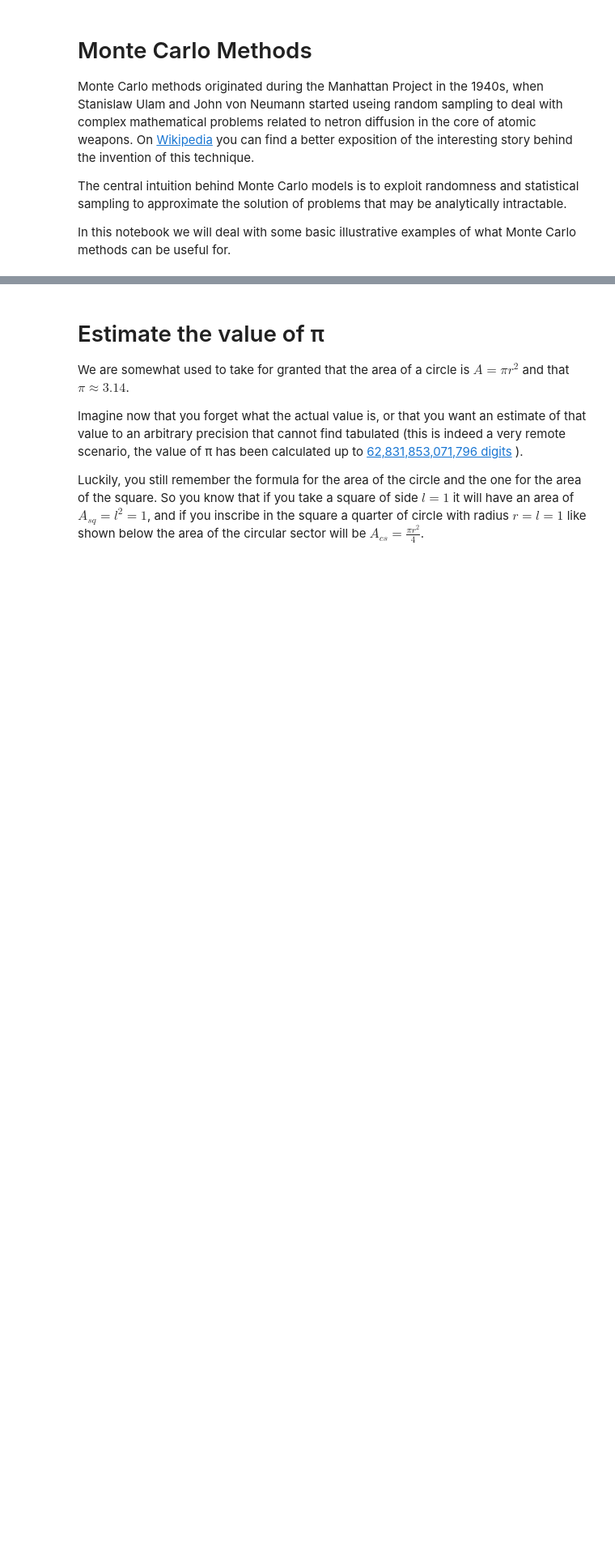
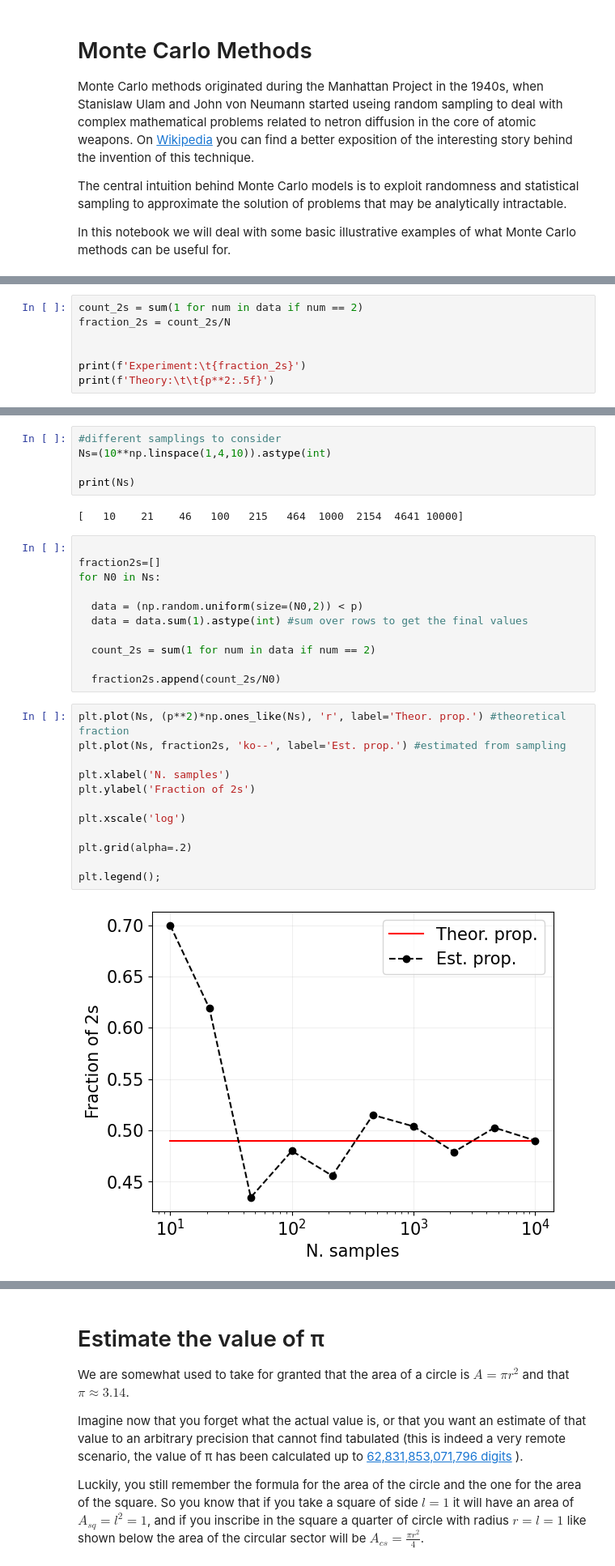
Before and after one commit to fmottes/Harvard-AM115-2024, a Jupyter notebook: [AM115 2024] Lecture 3 - Monte Carlo Methods.ipynb, the cells around one changed output, grey strips where cells are left out. Shown at 81% size. Drawn from its saved outputs; the diff is of its cells as text; blank space fills up the shorter version.

```diff
--- a/[AM115 2024] Lecture 3 - Monte Carlo Methods.ipynb
+++ b/[AM115 2024] Lecture 3 - Monte Carlo Methods.ipynb
@@ -30,0 +68,7 @@ In this notebook we will deal with some basic illustrative examples of what Mont
+# %%
+count_2s = sum(1 for num in data if num == 2)
+fraction_2s = count_2s/N
+
+
+print(f'Experiment:\t{fraction_2s}')
+print(f'Theory:\t\t{p**2:.5f}')
@@ -30,0 +81,32 @@ In this notebook we will deal with some basic illustrative examples of what Mont
+# %%
+#different samplings to consider
+Ns=(10**np.linspace(1,4,10)).astype(int)
+
+print(Ns)
+# %% [output]
+[   10    21    46   100   215   464  1000  2154  4641 10000]
+# %%
+
+fraction2s=[]
+for N0 in Ns:
+
+  data = (np.random.uniform(size=(N0,2)) < p)
+  data = data.sum(1).astype(int) #sum over rows to get the final values
+
+  count_2s = sum(1 for num in data if num == 2)
+
+  fraction2s.append(count_2s/N0)
+# %%
+plt.plot(Ns, (p**2)*np.ones_like(Ns), 'r', label='Theor. prop.') #theoretical fraction
+plt.plot(Ns, fraction2s, 'ko--', label='Est. prop.') #estimated from sampling
+
+plt.xlabel('N. samples')
+plt.ylabel('Fraction of 2s')
+
+plt.xscale('log')
+
+plt.grid(alpha=.2)
+
+plt.legend();
+# %% [output]
+[figure, added]
```
Also changed, not shown: parts of 31 cells of this notebook.
